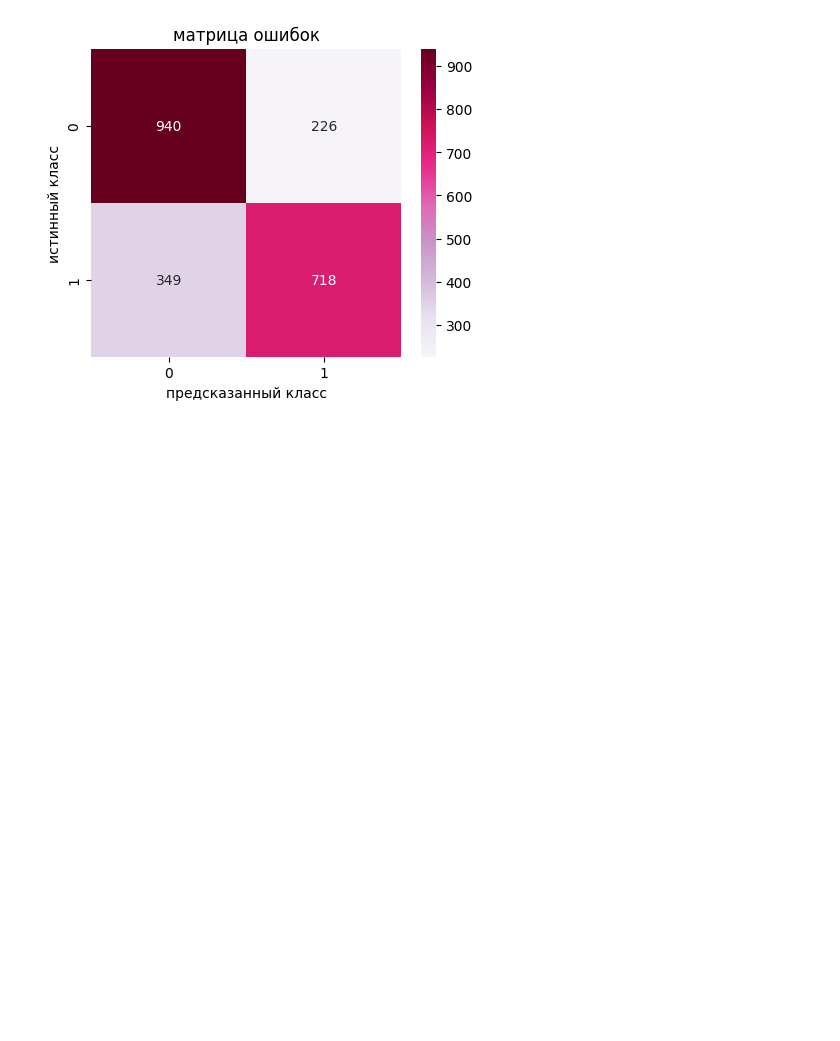
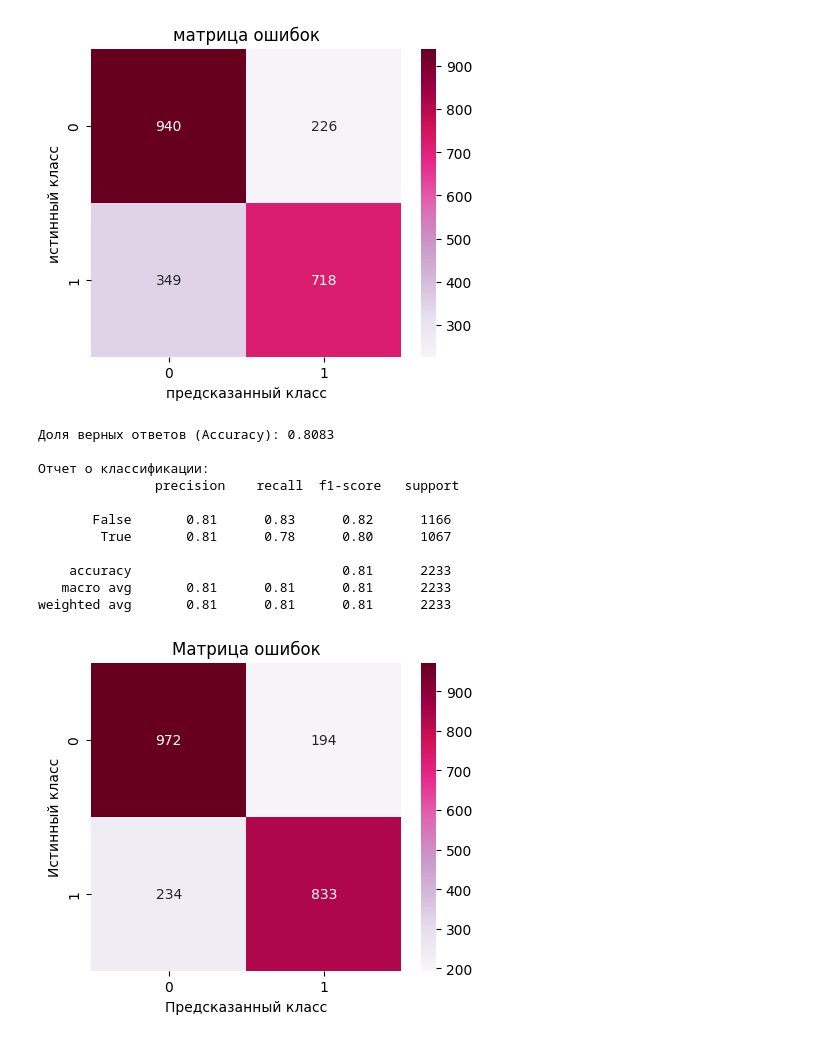
Before and after one commit to samirasalavatova/data-preprocessing-titanic-lab1, a Jupyter notebook: lab_2.ipynb, the cells around one changed output. Cells and saved outputs as stored; diff of their text form; code cells hidden in the pictures; blank space fills up the shorter version.

Commit message:
fix: improve logistic regression metrics

```diff
--- a/lab_2.ipynb
+++ b/lab_2.ipynb
@@ -138,3 +140,56 @@ plt.show()
    macro avg       0.74      0.74      0.74      2233
 weighted avg       0.74      0.74      0.74      2233
 [figure]
+# %%
+import pandas as pd
+import matplotlib.pyplot as plt
+import seaborn as sns
+from sklearn.model_selection import train_test_split
+from sklearn.preprocessing import StandardScaler
+from sklearn.linear_model import LogisticRegression
+from sklearn.metrics import accuracy_score, confusion_matrix, classification_report
+
+df_clf_full = pd.read_csv("bank.csv.xls.final")
+
+df_clf_full = pd.get_dummies(df_clf_full, drop_first=True)
+
+X_clf = df_clf_full.drop('deposit_yes', axis=1)
+y_clf = df_clf_full['deposit_yes']
+
+X_train_clf, X_test_clf, y_train_clf, y_test_clf = train_test_split(X_clf, y_clf, test_size=0.2, random_state=42)
+
+scaler = StandardScaler()
+X_train_scaled = scaler.fit_transform(X_train_clf)
+X_test_scaled = scaler.transform(X_test_clf)
+
+logreg_model = LogisticRegression(max_iter=1000, random_state=42)
+logreg_model.fit(X_train_scaled, y_train_clf)
+
+y_pred_clf = logreg_model.predict(X_test_scaled)
+
+accuracy = accuracy_score(y_test_clf, y_pred_clf)
+print(f"Доля верных ответов (Accuracy): {accuracy:.4f}\n")
+
+print("Отчет о классификации:\n", classification_report(y_test_clf, y_pred_clf))
+
+cm = confusion_matrix(y_test_clf, y_pred_clf)
+
+plt.figure(figsize=(5, 4))
+sns.heatmap(cm, annot=True, fmt='d', cmap='PuRd')
+plt.title('Матрица ошибок')
+plt.ylabel('Истинный класс')
+plt.xlabel('Предсказанный класс')
+plt.show()
+# %% [output]
+Доля верных ответов (Accuracy): 0.8083
+
+Отчет о классификации:
+               precision    recall  f1-score   support
+
+       False       0.81      0.83      0.82      1166
+        True       0.81      0.78      0.80      1067
+
+    accuracy                           0.81      2233
+   macro avg       0.81      0.81      0.81      2233
+weighted avg       0.81      0.81      0.81      2233
+[figure, added]
```
Also changed, not shown: parts of 5 cells of this notebook.
